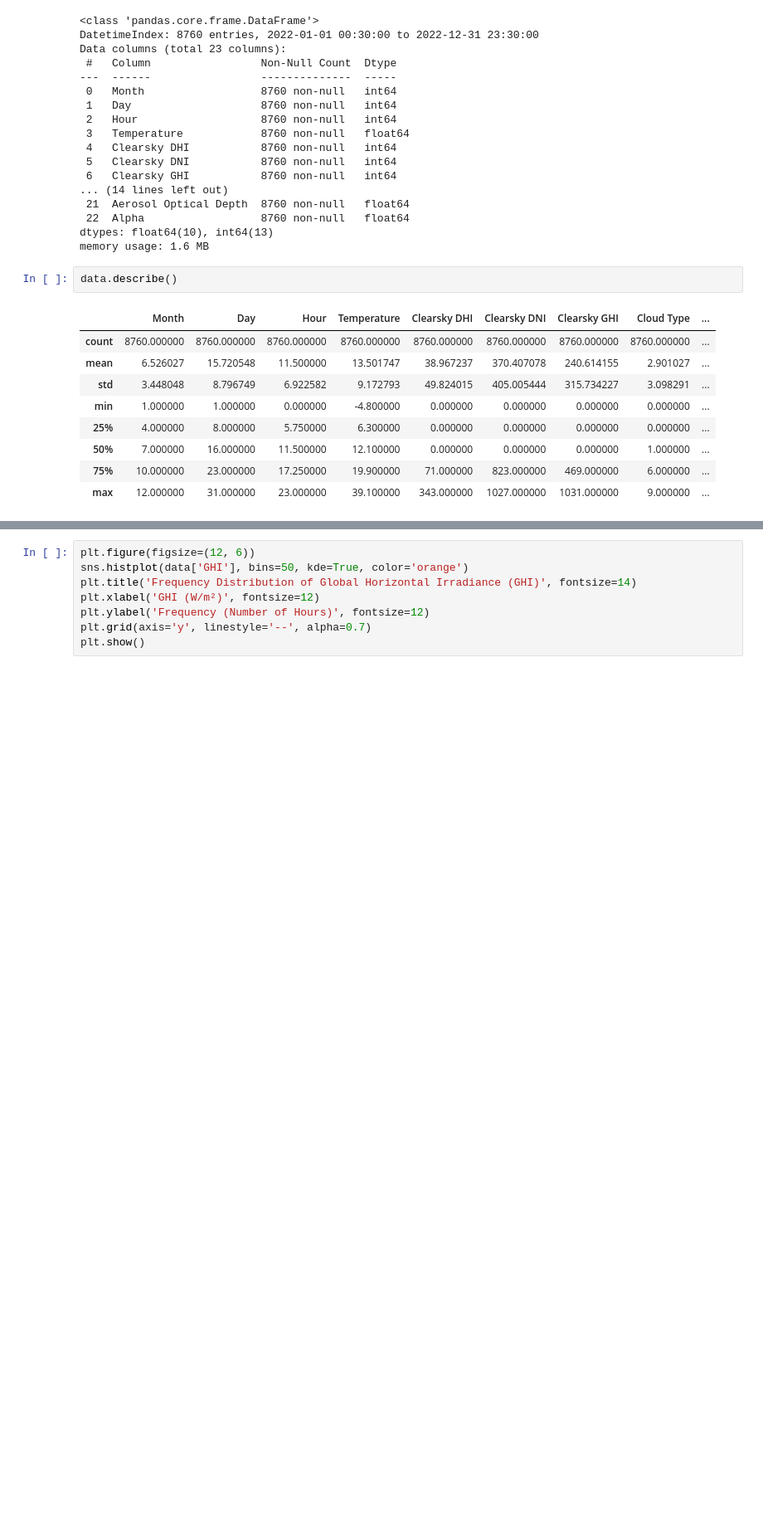
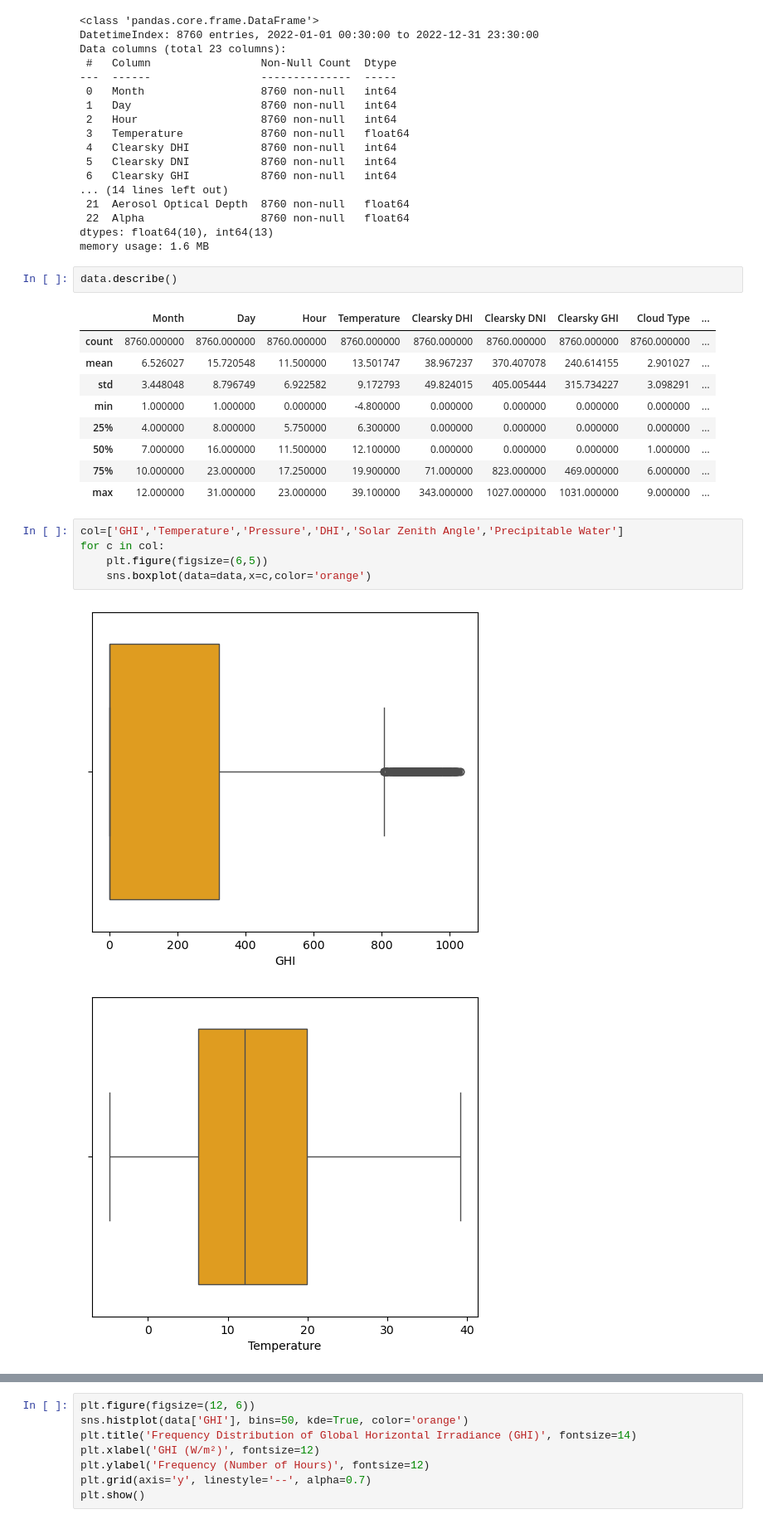
Before and after one commit to Smuthusivam/LEI-Assignment-01_Feb, a Jupyter notebook: Data Analysis.ipynb, the cells around one changed output, grey strips where cells are left out. Shown at 83% size. Drawn from its saved outputs; the diff is of its cells as text; blank space fills up the shorter version.

```diff
--- a/Data Analysis.ipynb
+++ b/Data Analysis.ipynb
@@ -175,3 +189,11 @@ data.describe()
 | 50% | 7.000000 | 16.000000 | 11.500000 | 12.100000 | 0.000000 | 0.000000 | 0.000000 | 1.000000 | ... |
 | 75% | 10.000000 | 23.000000 | 17.250000 | 19.900000 | 71.000000 | 823.000000 | 469.000000 | 6.000000 | ... |
 | max | 12.000000 | 31.000000 | 23.000000 | 39.100000 | 343.000000 | 1027.000000 | 1031.000000 | 9.000000 | ... |
+# %%
+col=['GHI','Temperature','Pressure','DHI','Solar Zenith Angle','Precipitable Water']
+for c in col:
+    plt.figure(figsize=(6,5))
+    sns.boxplot(data=data,x=c,color='orange')
+# %% [output]
+[figure, added]
+[figure, added]
```
Also changed, not shown: parts of 18 cells of this notebook.
